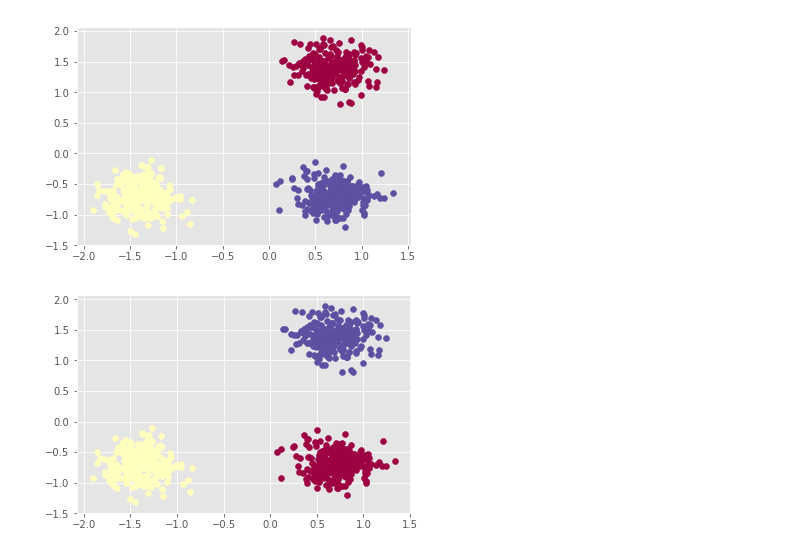
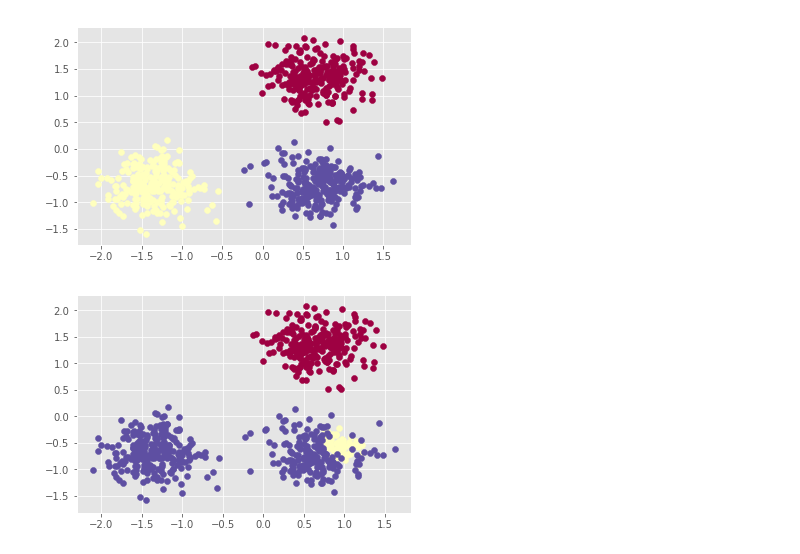
Before and after one commit to iamsoroush/pycw, a Jupyter notebook: pycw_example.ipynb, the cells around one changed output. Drawn from its saved outputs; the diff is of its cells as text; code cells hidden in the pictures.

```diff
--- a/pycw_example.ipynb
+++ b/pycw_example.ipynb
@@ -10,7 +10,7 @@ from sklearn.datasets.samples_generator import make_blobs
 from sklearn.preprocessing import StandardScaler
 
 centers = [[1, 1], [-1, -1], [1, -1]]
-X, labels_true = make_blobs(n_samples=750, centers=centers, cluster_std=0.2,
+X, labels_true = make_blobs(n_samples=750, centers=centers, cluster_std=0.3,
                             random_state=0)
 X = StandardScaler().fit_transform(X)
 unique_labels = set(labels_true)
@@ -21,18 +21,18 @@ for label, color in zip(unique_labels, colors):
     points = X[args]
     plt.scatter(points[:, 0], points[:, 1], c=color)
 # %% [output]
-[figure, old version]
+[figure, new version]
 # %%
 # Clustering using ChineseWispers algorithm
 
-es = ChineseWhispers(n_iterations=5)
+es = ChineseWhispers(n_iterations=5, metric='euclidean')
 predicted_labels = es.fit_predict(X)
 unique = set(predicted_labels)
 colors = [plt.cm.Spectral(each)
           for each in np.linspace(0, 1, len(unique))]
 for label, color in zip(unique, colors):
     args = np.where(predicted_labels == label)[0]
     points = X[args]
     plt.scatter(points[:, 0], points[:, 1], c=color)
 # %% [output]
-[figure, old version]
+[figure, new version]
```
Also changed, not shown: parts of 1 cell of this notebook.
